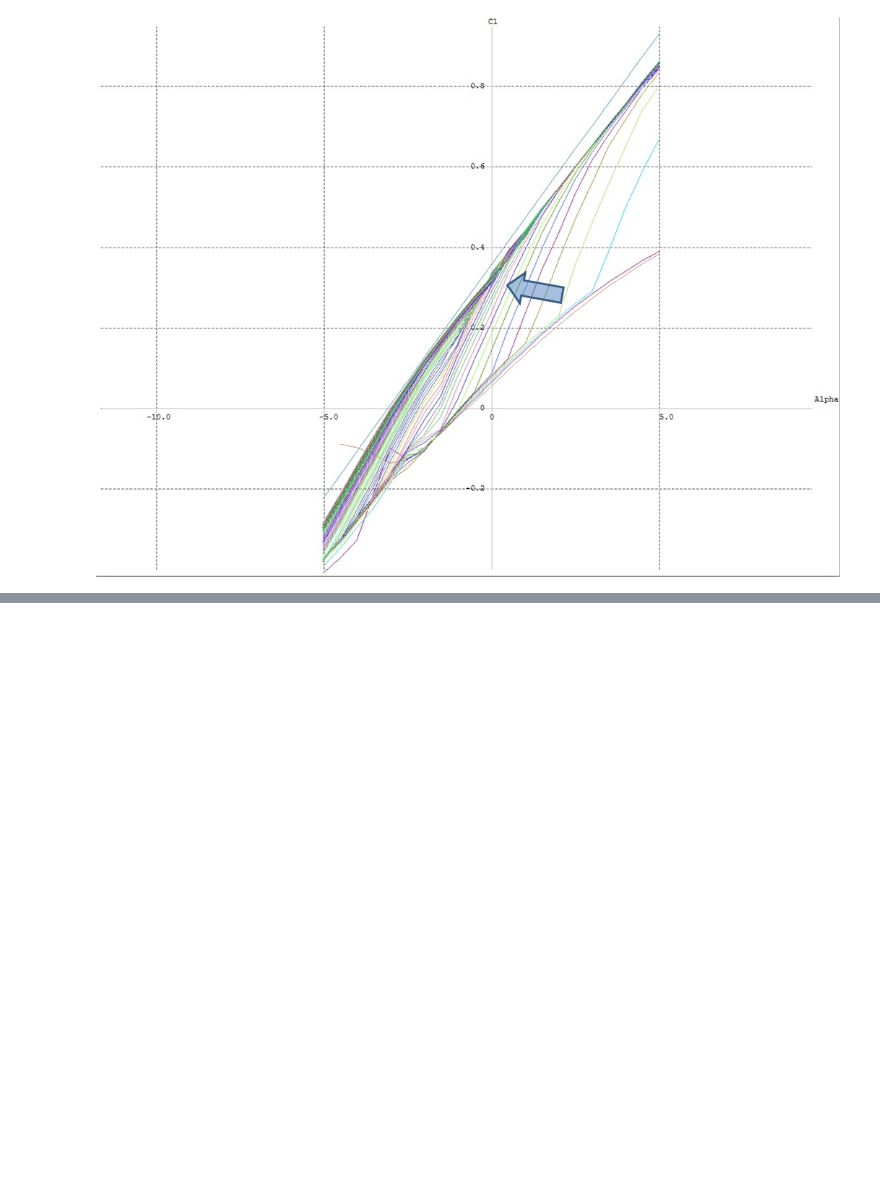
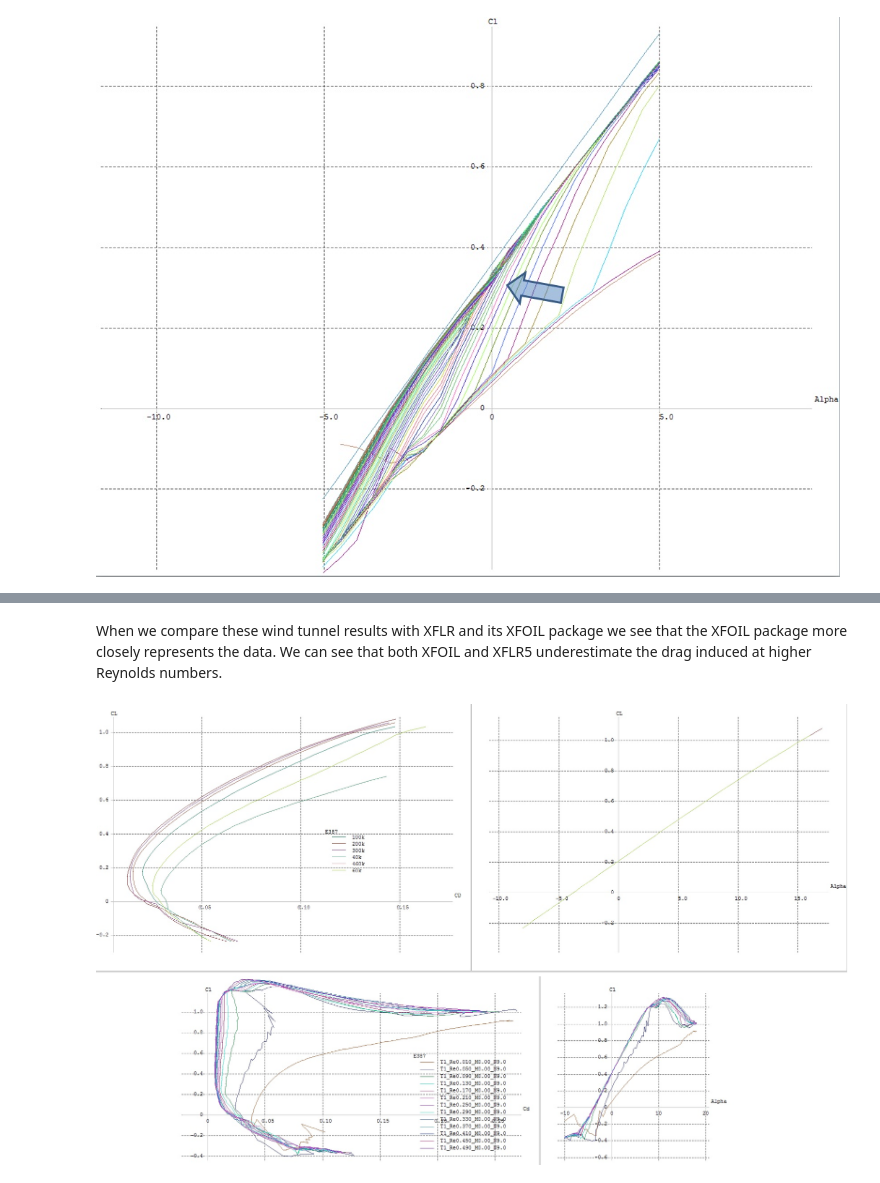
Before and after one commit to LTChaseJohnson/MAE6226, a Jupyter notebook: final project.ipynb, the cells around one changed output, grey strips where cells are left out. Cells and saved outputs as stored; diff of their text form; code cells hidden in the pictures; blank space fills up the shorter version.

```diff
--- a/final project.ipynb
+++ b/final project.ipynb
@@ -294,0 +326,7 @@ Image(filename='C:/Users/chasevjohnson/Dropbox/Graduate_School/AeroDynamics/s900
+# %% [markdown]
+When we compare these wind tunnel results with XFLR and its XFOIL package we see that the XFOIL package more closely represents the data.  We can see that both XFOIL and XFLR5 underestimate the drag induced at higher Reynolds numbers.
+# %%
+from IPython.core.display import Image
+Image(filename='C:/Users/chasevjohnson/Dropbox/Graduate_School/AeroDynamics/e387xflr.jpg')
+# %% [output]
+[figure, added]
```
Also changed, not shown: parts of 17 cells of this notebook.
